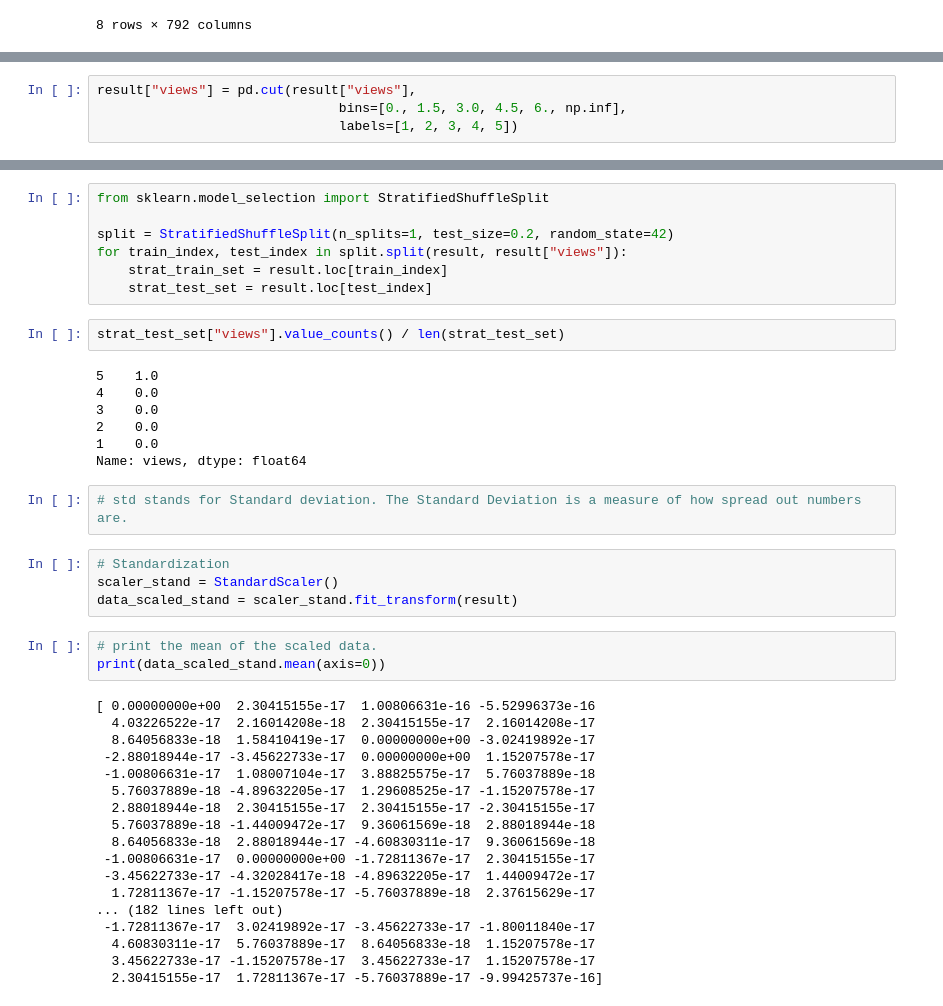
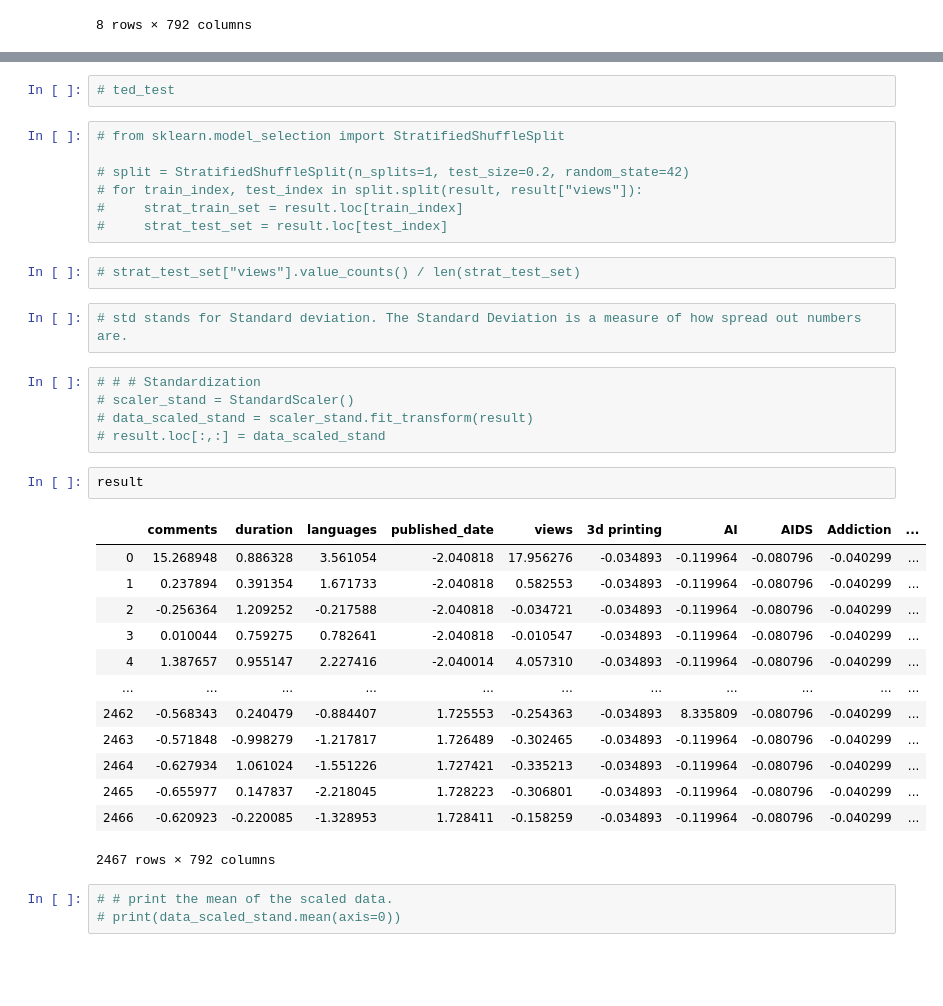
Before and after one commit to Avisikta-Majumdar/TedTalksAnalysis, a Jupyter notebook: Abdul's notebook 2.ipynb, the cells around one changed output, grey strips where cells are left out. Drawn from its saved outputs; the diff is of its cells as text; blank space fills up the shorter version.

```diff
--- a/Abdul's notebook 2.ipynb
+++ b/Abdul's notebook 2.ipynb
@@ -216,4 +185,0 @@ ted_test
-# %%
-result["views"] = pd.cut(result["views"],
-                               bins=[0., 1.5, 3.0, 4.5, 6., np.inf],
-                               labels=[1, 2, 3, 4, 5])
@@ -234,44 +188,38 @@ result["views"].hist()
+# %%
+# ted_test
 # %%
-from sklearn.model_selection import StratifiedShuffleSplit
+# from sklearn.model_selection import StratifiedShuffleSplit
 
-split = StratifiedShuffleSplit(n_splits=1, test_size=0.2, random_state=42)
-for train_index, test_index in split.split(result, result["views"]):
-    strat_train_set = result.loc[train_index]
-    strat_test_set = result.loc[test_index]
+# split = StratifiedShuffleSplit(n_splits=1, test_size=0.2, random_state=42)
+# for train_index, test_index in split.split(result, result["views"]):
+#     strat_train_set = result.loc[train_index]
+#     strat_test_set = result.loc[test_index]
 # %%
-strat_test_set["views"].value_counts() / len(strat_test_set)
+# strat_test_set["views"].value_counts() / len(strat_test_set)
-# %% [output]
-5    1.0
-4    0.0
-3    0.0
-2    0.0
-1    0.0
-Name: views, dtype: float64
 # %%
 # std stands for Standard deviation. The Standard Deviation is a measure of how spread out numbers are.
 # %%
-# Standardization
-scaler_stand = StandardScaler()
-data_scaled_stand = scaler_stand.fit_transform(result)
+# # # Standardization
+# scaler_stand = StandardScaler()
+# data_scaled_stand = scaler_stand.fit_transform(result)
+# result.loc[:,:] = data_scaled_stand
+# %%
+result
+# %% [output]
+|  | comments | duration | languages | published_date | views | 3d printing | AI | AIDS | Addiction | ... |
+| 0 | 15.268948 | 0.886328 | 3.561054 | -2.040818 | 17.956276 | -0.034893 | -0.119964 | -0.080796 | -0.040299 | ... |
+| 1 | 0.237894 | 0.391354 | 1.671733 | -2.040818 | 0.582553 | -0.034893 | -0.119964 | -0.080796 | -0.040299 | ... |
+| 2 | -0.256364 | 1.209252 | -0.217588 | -2.040818 | -0.034721 | -0.034893 | -0.119964 | -0.080796 | -0.040299 | ... |
+| 3 | 0.010044 | 0.759275 | 0.782641 | -2.040818 | -0.010547 | -0.034893 | -0.119964 | -0.080796 | -0.040299 | ... |
+| 4 | 1.387657 | 0.955147 | 2.227416 | -2.040014 | 4.057310 | -0.034893 | -0.119964 | -0.080796 | -0.040299 | ... |
+| ... | ... | ... | ... | ... | ... | ... | ... | ... | ... | ... |
+| 2462 | -0.568343 | 0.240479 | -0.884407 | 1.725553 | -0.254363 | -0.034893 | 8.335809 | -0.080796 | -0.040299 | ... |
+| 2463 | -0.571848 | -0.998279 | -1.217817 | 1.726489 | -0.302465 | -0.034893 | -0.119964 | -0.080796 | -0.040299 | ... |
+| 2464 | -0.627934 | 1.061024 | -1.551226 | 1.727421 | -0.335213 | -0.034893 | -0.119964 | -0.080796 | -0.040299 | ... |
+| 2465 | -0.655977 | 0.147837 | -2.218045 | 1.728223 | -0.306801 | -0.034893 | -0.119964 | -0.080796 | -0.040299 | ... |
+| 2466 | -0.620923 | -0.220085 | -1.328953 | 1.728411 | -0.158259 | -0.034893 | -0.119964 | -0.080796 | -0.040299 | ... |
+2467 rows × 792 columns
 # %%
-# print the mean of the scaled data.
-print(data_scaled_stand.mean(axis=0))
+# # print the mean of the scaled data.
+# print(data_scaled_stand.mean(axis=0))
-# %% [output]
-[ 0.00000000e+00  2.30415155e-17  1.00806631e-16 -5.52996373e-16
-  4.03226522e-17  2.16014208e-18  2.30415155e-17  2.16014208e-17
-  8.64056833e-18  1.58410419e-17  0.00000000e+00 -3.02419892e-17
- -2.88018944e-17 -3.45622733e-17  0.00000000e+00  1.15207578e-17
- -1.00806631e-17  1.08007104e-17  3.88825575e-17  5.76037889e-18
-  5.76037889e-18 -4.89632205e-17  1.29608525e-17 -1.15207578e-17
-  2.88018944e-18  2.30415155e-17  2.30415155e-17 -2.30415155e-17
-  5.76037889e-18 -1.44009472e-17  9.36061569e-18  2.88018944e-18
-  8.64056833e-18  2.88018944e-17 -4.60830311e-17  9.36061569e-18
- -1.00806631e-17  0.00000000e+00 -1.72811367e-17  2.30415155e-17
- -3.45622733e-17 -4.32028417e-18 -4.89632205e-17  1.44009472e-17
-  1.72811367e-17 -1.15207578e-17 -5.76037889e-18  2.37615629e-17
-... (182 lines left out)
- -1.72811367e-17  3.02419892e-17 -3.45622733e-17 -1.80011840e-17
-  4.60830311e-17  5.76037889e-17  8.64056833e-18  1.15207578e-17
-  3.45622733e-17 -1.15207578e-17  3.45622733e-17  1.15207578e-17
-  2.30415155e-17  1.72811367e-17 -5.76037889e-17 -9.99425737e-16]
 # %%
```
Also changed, not shown: parts of 28 cells of this notebook.
